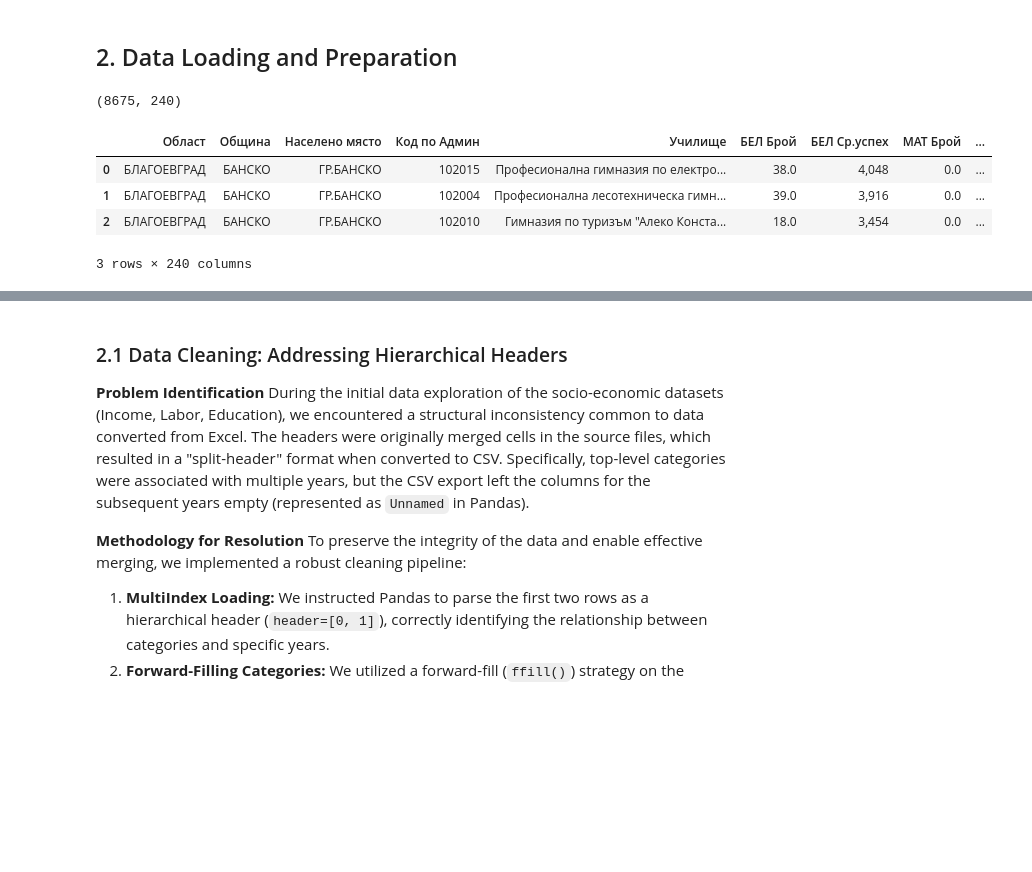
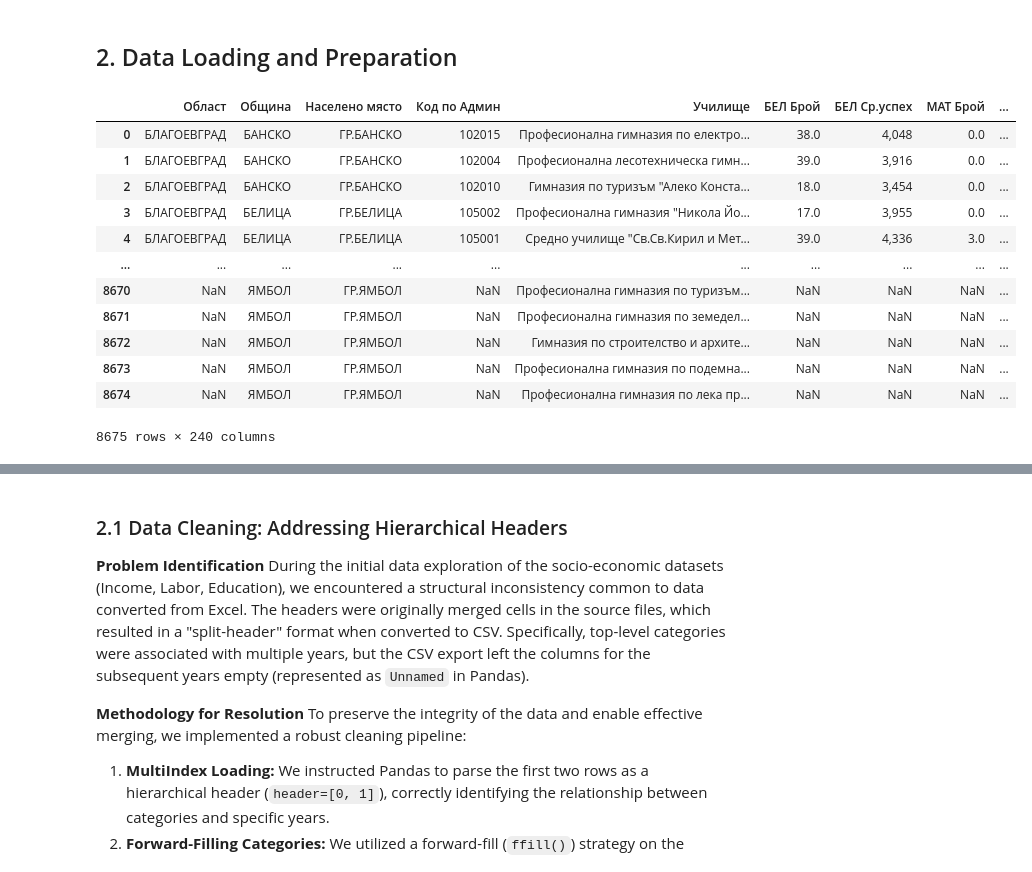
Before and after one commit to Nalyan-Beytula/Machine-Learning, a Jupyter notebook: predicting_dzi_grades_ml.ipynb, the cells around one changed output, grey strips where cells are left out. Cells and saved outputs as stored; diff of their text form; code cells hidden in the pictures; blank space fills up the shorter version.

```diff
--- a/predicting_dzi_grades_ml.ipynb
+++ b/predicting_dzi_grades_ml.ipynb
@@ -37,13 +37,19 @@ income_data = pd.read_csv('data/E1_25.csv')
 labor_data = pd.read_csv('data/E2_25.csv')
 edu_data = pd.read_csv('data/S2_25.csv')
 # %%
-print(dzi_full.shape)
-dzi_full.head(3)
+dzi_full
 # %% [output]
+|  | ﻿Област | Община | Населено място | Код по Админ | Училище | БЕЛ Брой | БЕЛ Ср.успех | МАТ Брой | ... |
+| 0 | БЛАГОЕВГРАД | БАНСКО | ГР.БАНСКО | 102015 | Професионална гимназия по електро... | 38.0 | 4,048 | 0.0 | ... |
+| 1 | БЛАГОЕВГРАД | БАНСКО | ГР.БАНСКО | 102004 | Професионална лесотехническа гимн... | 39.0 | 3,916 | 0.0 | ... |
+| 2 | БЛАГОЕВГРАД | БАНСКО | ГР.БАНСКО | 102010 | Гимназия по туризъм "Алеко Конста... | 18.0 | 3,454 | 0.0 | ... |
+| 3 | БЛАГОЕВГРАД | БЕЛИЦА | ГР.БЕЛИЦА | 105002 | Професионална гимназия "Никола Йо... | 17.0 | 3,955 | 0.0 | ... |
+| 4 | БЛАГОЕВГРАД | БЕЛИЦА | ГР.БЕЛИЦА | 105001 | Средно училище "Св.Св.Кирил и Мет... | 39.0 | 4,336 | 3.0 | ... |
+| ... | ... | ... | ... | ... | ... | ... | ... | ... | ... |
+| 8670 | NaN | ЯМБОЛ | ГР.ЯМБОЛ | NaN | Професионална гимназия по туризъм... | NaN | NaN | NaN | ... |
+| 8671 | NaN | ЯМБОЛ | ГР.ЯМБОЛ | NaN | Професионална гимназия по земедел... | NaN | NaN | NaN | ... |
+| 8672 | NaN | ЯМБОЛ | ГР.ЯМБОЛ | NaN | Гимназия по строителство и архите... | NaN | NaN | NaN | ... |
+| 8673 | NaN | ЯМБОЛ | ГР.ЯМБОЛ | NaN | Професионална гимназия по подемна... | NaN | NaN | NaN | ... |
+| 8674 | NaN | ЯМБОЛ | ГР.ЯМБОЛ | NaN | Професионална гимназия по лека пр... | NaN | NaN | NaN | ... |
-(8675, 240)
+8675 rows × 240 columns
-|  | ﻿Област | Община | Населено място | Код по Админ | Училище | БЕЛ Брой | БЕЛ Ср.успех | МАТ Брой | ... |
-| 0 | БЛАГОЕВГРАД | БАНСКО | ГР.БАНСКО | 102015 | Професионална гимназия по електро... | 38.0 | 4,048 | 0.0 | ... |
-| 1 | БЛАГОЕВГРАД | БАНСКО | ГР.БАНСКО | 102004 | Професионална лесотехническа гимн... | 39.0 | 3,916 | 0.0 | ... |
-| 2 | БЛАГОЕВГРАД | БАНСКО | ГР.БАНСКО | 102010 | Гимназия по туризъм "Алеко Конста... | 18.0 | 3,454 | 0.0 | ... |
-3 rows × 240 columns
 # %%
```
Also changed, not shown: parts of 8 cells of this notebook.
